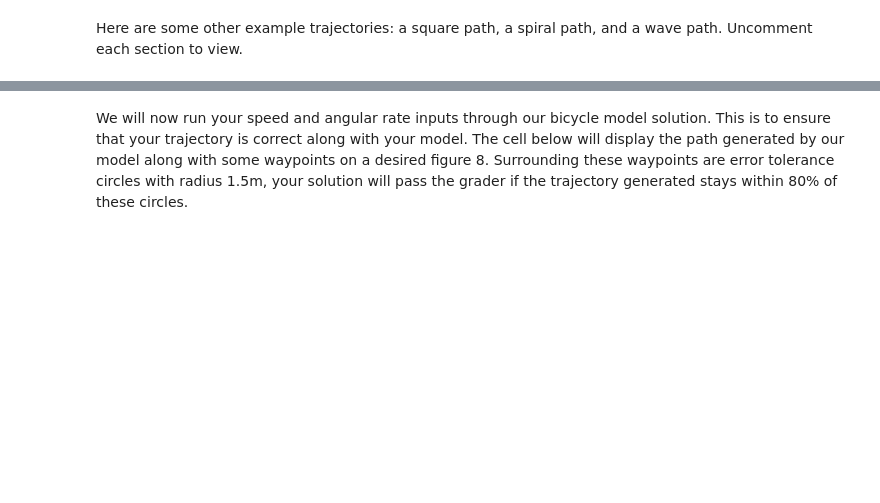
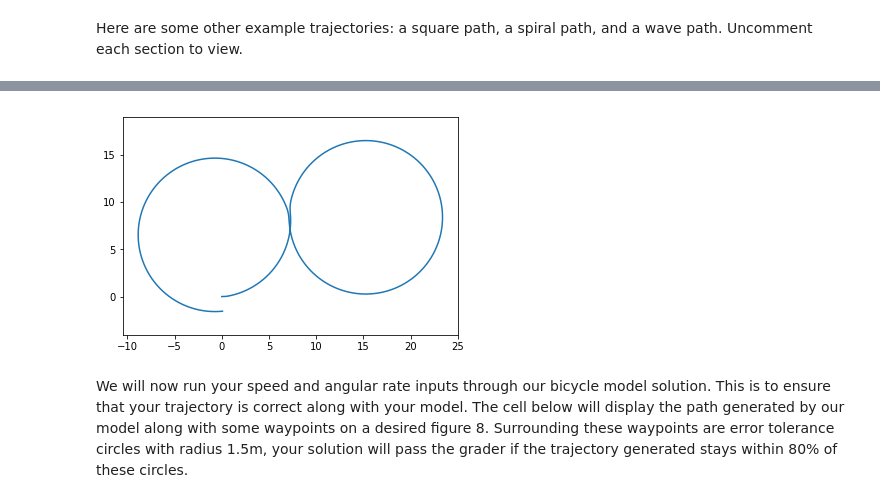
Before and after one commit to fraden/self-driving-cars, a Jupyter notebook: Introduction-to-Self-Driving-Cars/week_4/Kinematic_Bicycle_Model.ipynb, the cells around one changed output, grey strips where cells are left out. Drawn from its saved outputs; the diff is of its cells as text; code cells hidden in the pictures; blank space fills up the shorter version.

Commit message:
feat: solved Kinematic_Bicycle Model

```diff
--- a/Introduction-to-Self-Driving-Cars/week_4/Kinematic_Bicycle_Model.ipynb
+++ b/Introduction-to-Self-Driving-Cars/week_4/Kinematic_Bicycle_Model.ipynb
@@ -244,3 +245,59 @@ plt.show()
+# %%
+sample_time = 0.01
+time_end = 30
+model.reset()
+
+t_data = np.arange(0,time_end,sample_time)
+x_data = np.zeros_like(t_data)
+y_data = np.zeros_like(t_data)
+v_data = np.zeros_like(t_data)
+w_data = np.zeros_like(t_data)
+
+# ==================================
+#  Learner solution begins here
+# ==================================
+radius = 8
+factor = 0.977
+delta = factor * np.arctan(model.L / radius)
+v_data[:] = 2*2*np.pi*radius/time_end
+
+
+for i in range(t_data.shape[0]):
+    x_data[i] = model.xc
+    y_data[i] = model.yc
+
+    if i<= t_data.shape[0]*1/8:
+        if model.delta < factor*np.arctan(model.L/radius):
+            model.step(v_data[i], model.w_max)
+            w_data[i] = model.w_max
+        else:
+            model.step(v_data[i], 0)
+            w_data[i]=0
+    elif i<=t_data.shape[0]*5/8:
+        if model.delta > -factor*np.arctan(model.L/radius):
+            model.step(v_data[i], -model.w_max)
+            w_data[i] = -model.w_max
+        else:
+            model.step(v_data[i], 0)
+            w_data[i]=0
+    else:
+        if model.delta < factor*np.arctan(model.L/radius):
+            model.step(v_data[i], model.w_max)
+            w_data[i] = model.w_max
+        else:
+            model.step(v_data[i], 0)
+            w_data[i]=0
+
+
+
+# ==================================
+#  Learner solution ends here
+# ==================================
+plt.axis('equal')
+plt.plot(x_data, y_data)
+plt.show()
+# %% [output]
+[figure, added]
 # %% [markdown]
 We will now run your speed and angular rate inputs through our bicycle model solution. This is to ensure that your trajectory is correct along with your model. The cell below will display the path generated by our model along with some waypoints on a desired figure 8. Surrounding these waypoints are error tolerance circles with radius 1.5m, your solution will pass the grader if the trajectory generated stays within 80% of these circles.
 # %%
```
Also changed, not shown: parts of 8 cells of this notebook, 1 other file.
